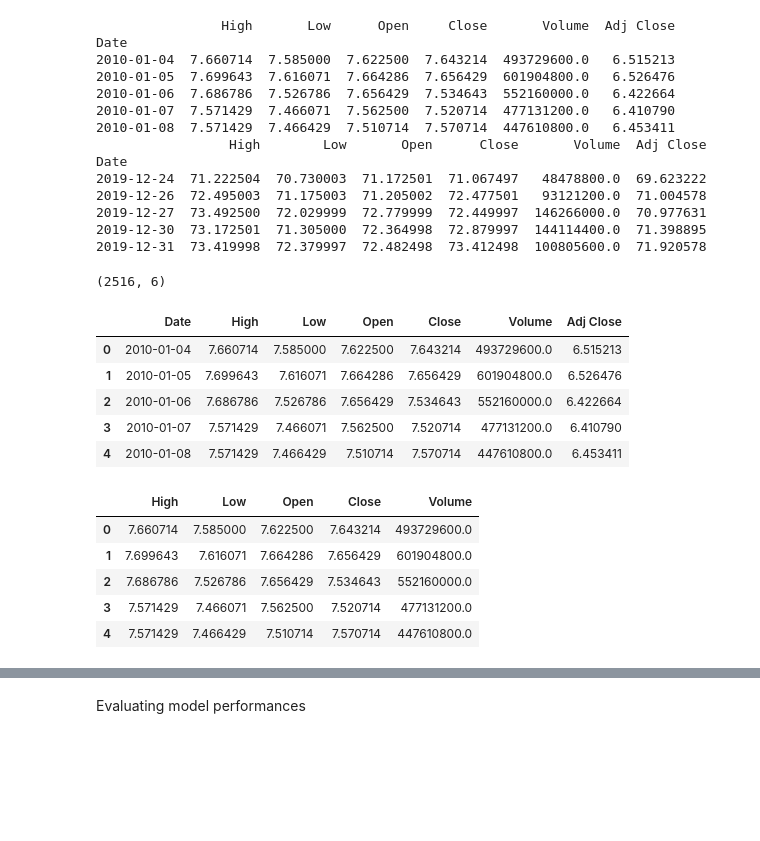
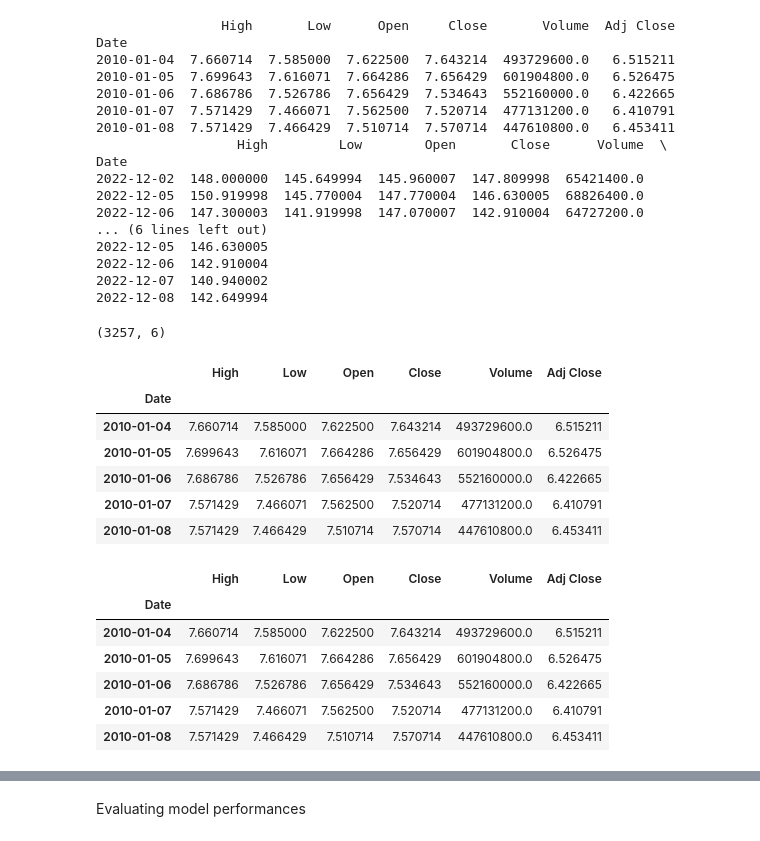
Before and after one commit to dagbolade/stock-price-assessment, a Jupyter notebook: stock_lstm.ipynb, the cells around one changed output, grey strips where cells are left out. Cells and saved outputs as stored; diff of their text form; code cells hidden in the pictures; blank space fills up the shorter version.

```diff
--- a/stock_lstm.ipynb
+++ b/stock_lstm.ipynb
@@ -9,8 +11,8 @@ import pandas_datareader as data
 # %%
 #creating a start date and end date
 start = '2010-01-01'
-#end =  datetime.today().strftime("%Y-%m-%d")
-end = '2019-12-31'
+end =  datetime.today().strftime("%Y-%m-%d")
+#end = '2019-12-31'
 
 #creating the dataframe
 df= data.DataReader('AAPL', 'yahoo', start, end)
@@ -23,40 +25,45 @@ df.shape
 # %% [output]
                 High       Low      Open     Close       Volume  Adj Close
 Date
-2010-01-04  7.660714  7.585000  7.622500  7.643214  493729600.0   6.515213
-2010-01-05  7.699643  7.616071  7.664286  7.656429  601904800.0   6.526476
-2010-01-06  7.686786  7.526786  7.656429  7.534643  552160000.0   6.422664
-2010-01-07  7.571429  7.466071  7.562500  7.520714  477131200.0   6.410790
+2010-01-04  7.660714  7.585000  7.622500  7.643214  493729600.0   6.515211
+2010-01-05  7.699643  7.616071  7.664286  7.656429  601904800.0   6.526475
+2010-01-06  7.686786  7.526786  7.656429  7.534643  552160000.0   6.422665
+2010-01-07  7.571429  7.466071  7.562500  7.520714  477131200.0   6.410791
 2010-01-08  7.571429  7.466429  7.510714  7.570714  447610800.0   6.453411
-                 High        Low       Open      Close       Volume  Adj Close
+                  High         Low        Open       Close      Volume  \
 Date
-2019-12-24  71.222504  70.730003  71.172501  71.067497   48478800.0  69.623222
-2019-12-26  72.495003  71.175003  71.205002  72.477501   93121200.0  71.004578
-2019-12-27  73.492500  72.029999  72.779999  72.449997  146266000.0  70.977631
-2019-12-30  73.172501  71.305000  72.364998  72.879997  144114400.0  71.398895
-2019-12-31  73.419998  72.379997  72.482498  73.412498  100805600.0  71.920578
+2022-12-02  148.000000  145.649994  145.960007  147.809998  65421400.0
+2022-12-05  150.919998  145.770004  147.770004  146.630005  68826400.0
+2022-12-06  147.300003  141.919998  147.070007  142.910004  64727200.0
+... (6 lines left out)
+2022-12-05  146.630005
+2022-12-06  142.910004
+2022-12-07  140.940002
+2022-12-08  142.649994
-(2516, 6)
+(3257, 6)
 # %%
 #dropping the adj close column as it is not needed since it similar to the close column and also the date column
-df = df.reset_index()
+#df = df.reset_index()
 df.head()
 # %% [output]
-|  | Date | High | Low | Open | Close | Volume | Adj Close |
-| 0 | 2010-01-04 | 7.660714 | 7.585000 | 7.622500 | 7.643214 | 493729600.0 | 6.515213 |
-| 1 | 2010-01-05 | 7.699643 | 7.616071 | 7.664286 | 7.656429 | 601904800.0 | 6.526476 |
-| 2 | 2010-01-06 | 7.686786 | 7.526786 | 7.656429 | 7.534643 | 552160000.0 | 6.422664 |
-| 3 | 2010-01-07 | 7.571429 | 7.466071 | 7.562500 | 7.520714 | 477131200.0 | 6.410790 |
-| 4 | 2010-01-08 | 7.571429 | 7.466429 | 7.510714 | 7.570714 | 447610800.0 | 6.453411 |
+|  | High | Low | Open | Close | Volume | Adj Close |
+| Date |  |  |  |  |  |  |
+| 2010-01-04 | 7.660714 | 7.585000 | 7.622500 | 7.643214 | 493729600.0 | 6.515211 |
+| 2010-01-05 | 7.699643 | 7.616071 | 7.664286 | 7.656429 | 601904800.0 | 6.526475 |
+| 2010-01-06 | 7.686786 | 7.526786 | 7.656429 | 7.534643 | 552160000.0 | 6.422665 |
+| 2010-01-07 | 7.571429 | 7.466071 | 7.562500 | 7.520714 | 477131200.0 | 6.410791 |
+| 2010-01-08 | 7.571429 | 7.466429 | 7.510714 | 7.570714 | 447610800.0 | 6.453411 |
 # %%
-df = df.drop(['Date','Adj Close'], axis=1)
+#df = df.drop(['Date','Adj Close'], axis=1)
 df.head()
 # %% [output]
-|  | High | Low | Open | Close | Volume |
-| 0 | 7.660714 | 7.585000 | 7.622500 | 7.643214 | 493729600.0 |
-| 1 | 7.699643 | 7.616071 | 7.664286 | 7.656429 | 601904800.0 |
-| 2 | 7.686786 | 7.526786 | 7.656429 | 7.534643 | 552160000.0 |
-| 3 | 7.571429 | 7.466071 | 7.562500 | 7.520714 | 477131200.0 |
-| 4 | 7.571429 | 7.466429 | 7.510714 | 7.570714 | 447610800.0 |
+|  | High | Low | Open | Close | Volume | Adj Close |
+| Date |  |  |  |  |  |  |
+| 2010-01-04 | 7.660714 | 7.585000 | 7.622500 | 7.643214 | 493729600.0 | 6.515211 |
+| 2010-01-05 | 7.699643 | 7.616071 | 7.664286 | 7.656429 | 601904800.0 | 6.526475 |
+| 2010-01-06 | 7.686786 | 7.526786 | 7.656429 | 7.534643 | 552160000.0 | 6.422665 |
+| 2010-01-07 | 7.571429 | 7.466071 | 7.562500 | 7.520714 | 477131200.0 | 6.410791 |
+| 2010-01-08 | 7.571429 | 7.466429 | 7.510714 | 7.570714 | 447610800.0 | 6.453411 |
 # %%
 #checking if there are any missing datas
 missing_data = df[df.isna().any(axis=1)]
```
Also changed, not shown: parts of 19 cells of this notebook, 5 other files.
